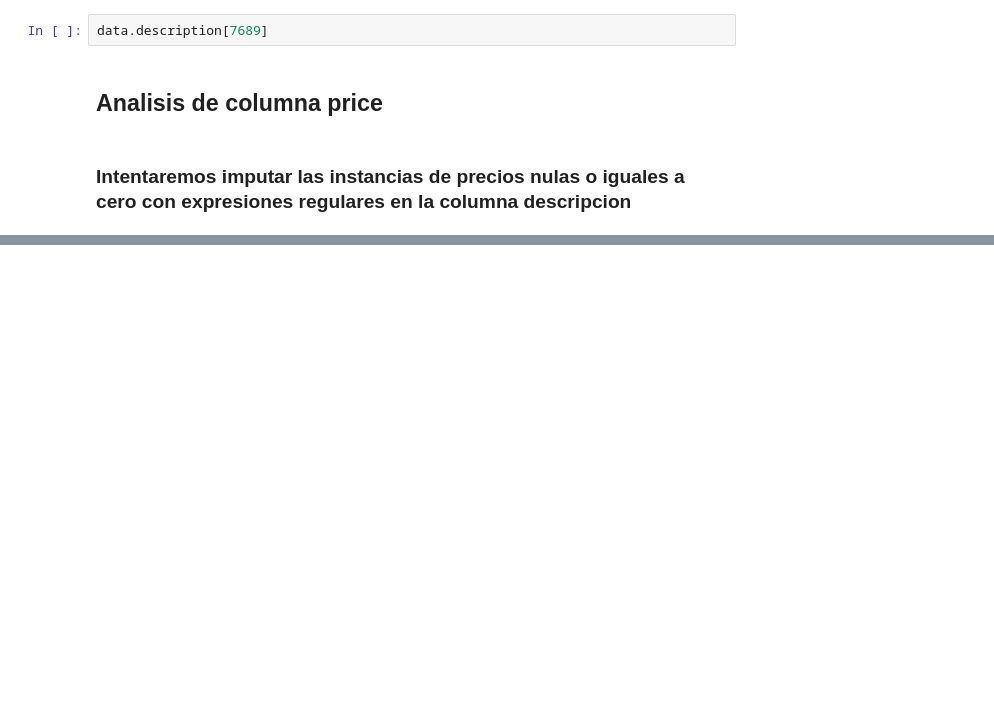
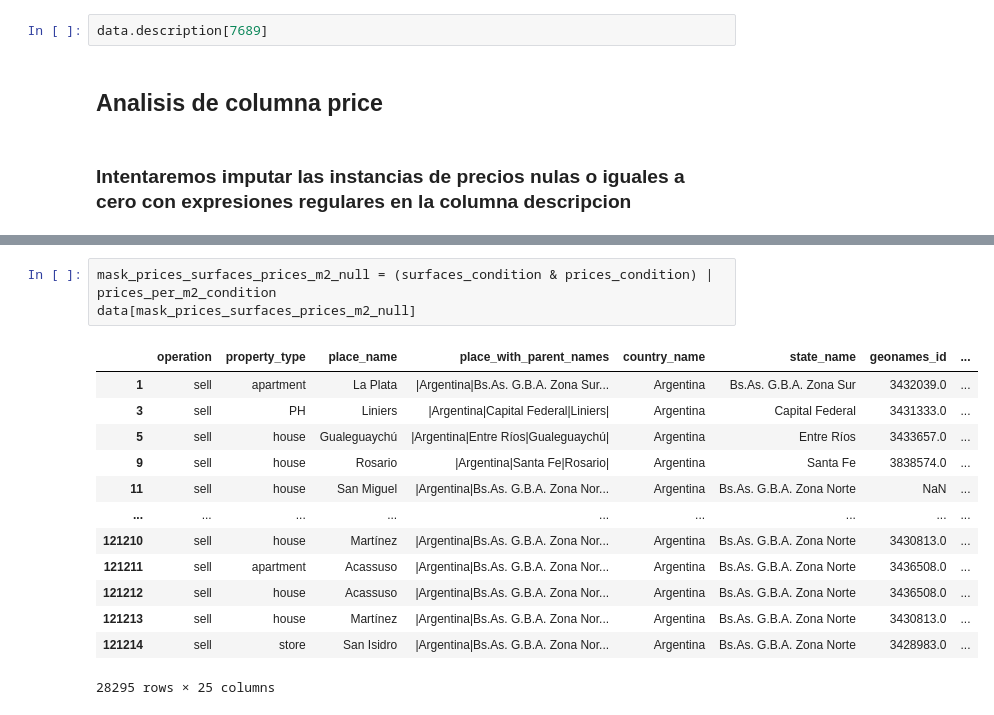
Before and after one commit to BenkosT/TP_Limpieza, a Jupyter notebook: Notebooks/Limpieza.ipynb, the cells around one changed output, grey strips where cells are left out. Saved outputs shown, nothing was run; the diff lists cells and outputs as text; blank space fills up the shorter version.

```diff
--- a/Notebooks/Limpieza.ipynb
+++ b/Notebooks/Limpieza.ipynb
@@ -694,0 +921,17 @@ data.description[7689]
+# %%
+mask_prices_surfaces_prices_m2_null = (surfaces_condition & prices_condition) | prices_per_m2_condition
+data[mask_prices_surfaces_prices_m2_null]
+# %% [output]
+|  | operation | property_type | place_name | place_with_parent_names | country_name | state_name | geonames_id | ... |
+| 1 | sell | apartment | La Plata | |Argentina|Bs.As. G.B.A. Zona Sur... | Argentina | Bs.As. G.B.A. Zona Sur | 3432039.0 | ... |
+| 3 | sell | PH | Liniers | |Argentina|Capital Federal|Liniers| | Argentina | Capital Federal | 3431333.0 | ... |
+| 5 | sell | house | Gualeguaychú | |Argentina|Entre Ríos|Gualeguaychú| | Argentina | Entre Ríos | 3433657.0 | ... |
+| 9 | sell | house | Rosario | |Argentina|Santa Fe|Rosario| | Argentina | Santa Fe | 3838574.0 | ... |
+| 11 | sell | house | San Miguel | |Argentina|Bs.As. G.B.A. Zona Nor... | Argentina | Bs.As. G.B.A. Zona Norte | NaN | ... |
+| ... | ... | ... | ... | ... | ... | ... | ... | ... |
+| 121210 | sell | house | Martínez | |Argentina|Bs.As. G.B.A. Zona Nor... | Argentina | Bs.As. G.B.A. Zona Norte | 3430813.0 | ... |
+| 121211 | sell | apartment | Acassuso | |Argentina|Bs.As. G.B.A. Zona Nor... | Argentina | Bs.As. G.B.A. Zona Norte | 3436508.0 | ... |
+| 121212 | sell | house | Acassuso | |Argentina|Bs.As. G.B.A. Zona Nor... | Argentina | Bs.As. G.B.A. Zona Norte | 3436508.0 | ... |
+| 121213 | sell | house | Martínez | |Argentina|Bs.As. G.B.A. Zona Nor... | Argentina | Bs.As. G.B.A. Zona Norte | 3430813.0 | ... |
+| 121214 | sell | store | San Isidro | |Argentina|Bs.As. G.B.A. Zona Nor... | Argentina | Bs.As. G.B.A. Zona Norte | 3428983.0 | ... |
+28295 rows × 25 columns
```
Also changed, not shown: parts of 62 cells of this notebook.
